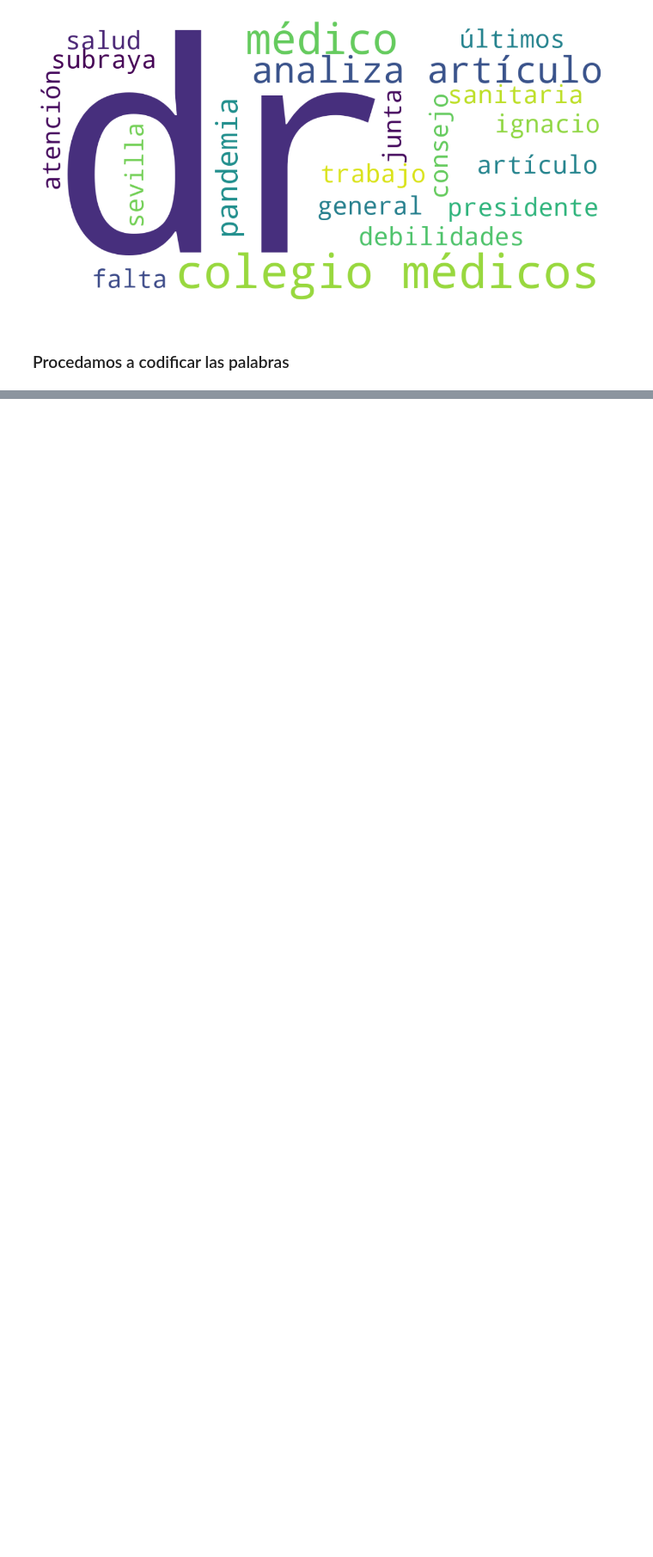
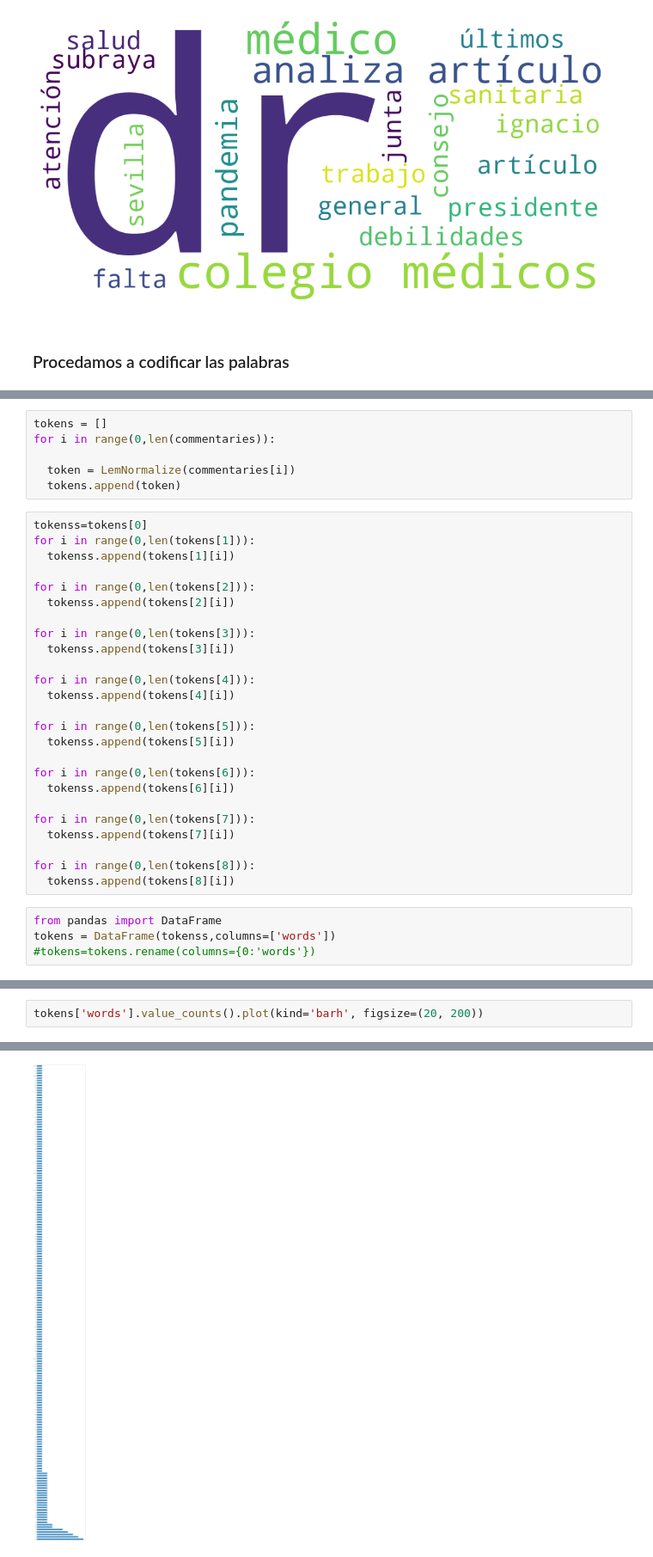
Before and after one commit to virf96/Analisis_Texto, a Jupyter notebook: Clusterizacion_texto.ipynb, the cells around one changed output, grey strips where cells are left out. Shown: that part at 86% size. Cells and saved outputs as stored; diff of their text form; blank space fills up the shorter version.

```diff
--- a/Clusterizacion_texto.ipynb
+++ b/Clusterizacion_texto.ipynb
@@ -359,0 +353,35 @@ def LemNormalize(text):
+# %%
+tokens = []
+for i in range(0,len(commentaries)):
+
+  token = LemNormalize(commentaries[i])
+  tokens.append(token)
+# %%
+tokenss=tokens[0]
+for i in range(0,len(tokens[1])):
+  tokenss.append(tokens[1][i])
+
+for i in range(0,len(tokens[2])):
+  tokenss.append(tokens[2][i])
+
+for i in range(0,len(tokens[3])):
+  tokenss.append(tokens[3][i])
+
+for i in range(0,len(tokens[4])):
+  tokenss.append(tokens[4][i])
+
+for i in range(0,len(tokens[5])):
+  tokenss.append(tokens[5][i])
+
+for i in range(0,len(tokens[6])):
+  tokenss.append(tokens[6][i])
+
+for i in range(0,len(tokens[7])):
+  tokenss.append(tokens[7][i])
+
+for i in range(0,len(tokens[8])):
+  tokenss.append(tokens[8][i])
+# %%
+from pandas import DataFrame
+tokens = DataFrame(tokenss,columns=['words'])
+#tokens=tokens.rename(columns={0:'words'})
@@ -359,0 +403,3 @@ def LemNormalize(text):
+# %%
+tokens['words'].value_counts().plot(kind='barh', figsize=(20, 200))
+# %% [output]
@@ -359,0 +407 @@ def LemNormalize(text):
+[figure, added]
```
Also changed, not shown: parts of 9 cells of this notebook.
